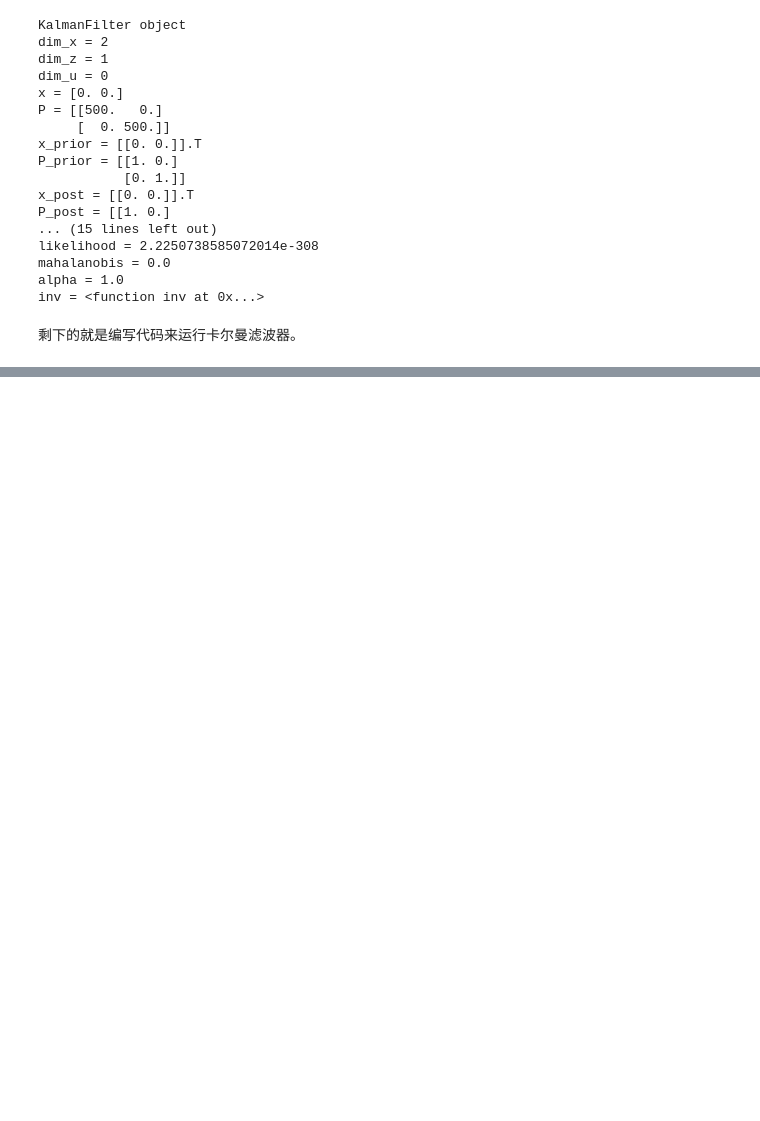
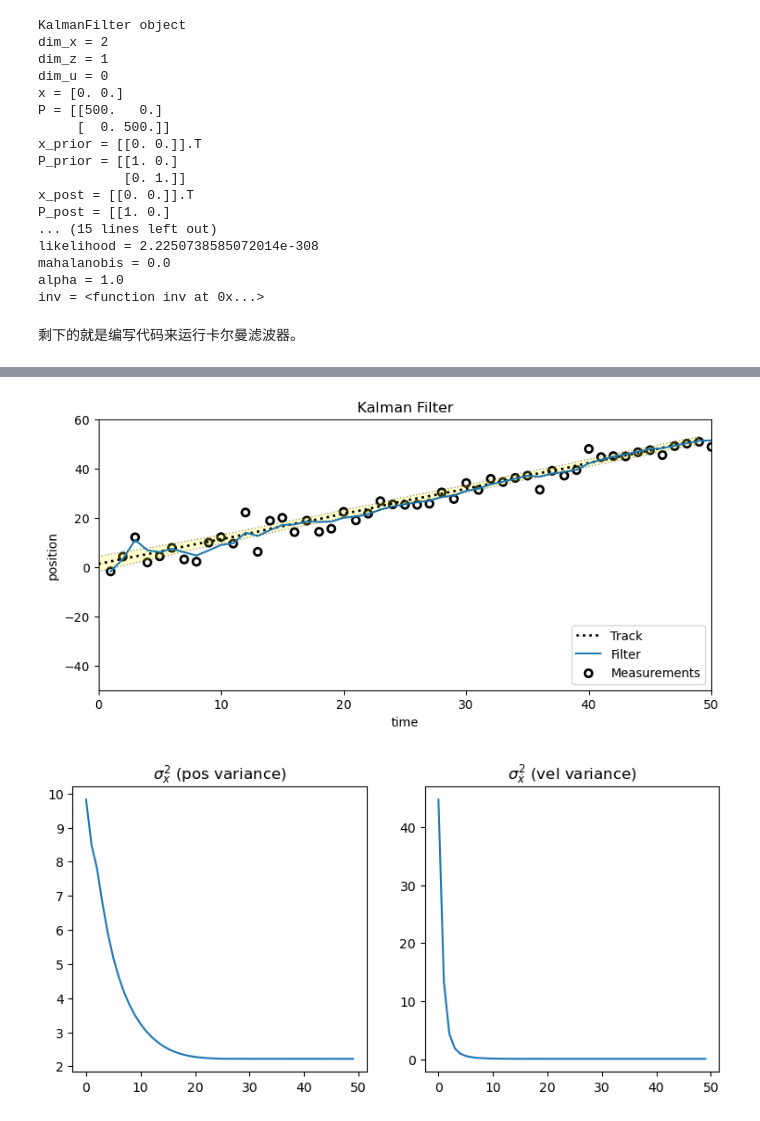
Before and after one commit to SunJianboGitHub/KalmanFilter, a Jupyter notebook: 06-多元卡尔曼滤波器.ipynb, the cells around one changed output, grey strips where cells are left out. Saved outputs shown, nothing was run; the diff lists cells and outputs as text; code cells hidden in the pictures; blank space fills up the shorter version.

Commit message:
Multivariate-Kalman-Filters

```diff
--- a/06-多元卡尔曼滤波器.ipynb
+++ b/06-多元卡尔曼滤波器.ipynb
@@ -721,3 +721,29 @@ alpha = 1.0
 inv = <function inv at 0x...>
 # %% [markdown]
 剩下的就是编写代码来运行卡尔曼滤波器。
+# %%
+from lean.kf_book.mkf_internal import plot_track
+
+def run(x0=(0., 0.), P=500, R=0, Q=0, dt=1.0, track=None, zs=None, count=0, do_plot=True, **kwargs):
+    '''
+        track是狗的实际位置, zs是相应的测量值。
+    '''
+    # 如果没有数据提供,模拟狗的运动
+    if zs is None:
+        track, zs = compute_dog_data(R, Q, count)               # 狗的实际位置和测量位置
+
+    # 创建一个卡尔曼滤波器
+    kf = pos_vel_filter(x0, R=R, P=P, Q=Q, dt=dt)
+
+    # 运行卡尔曼滤波器, 并且存储结果
+    xs, cov = [], []
+    for z in zs:
+        kf.predict()
+        kf.update(z)
+        xs.append(kf.x)                     # 后先验估计值
+        cov.append(kf.P)                    # 后验估计的协方差
+
+    xs, cov = np.array(xs), np.array(cov)
+    if do_plot:
+        plot_track(xs[:, 0], track, zs, cov, **kwargs)
+    return xs, cov
@@ -723,0 +779,6 @@ inv = <function inv at 0x...>
+# %%
+P = np.diag([500., 49.])
+Ms, Ps = run(count=50, R=10, Q=0.01, P=P)
+# %% [output]
+[figure, added]
+[figure, added]
```
Also changed, not shown: parts of 15 cells of this notebook.
